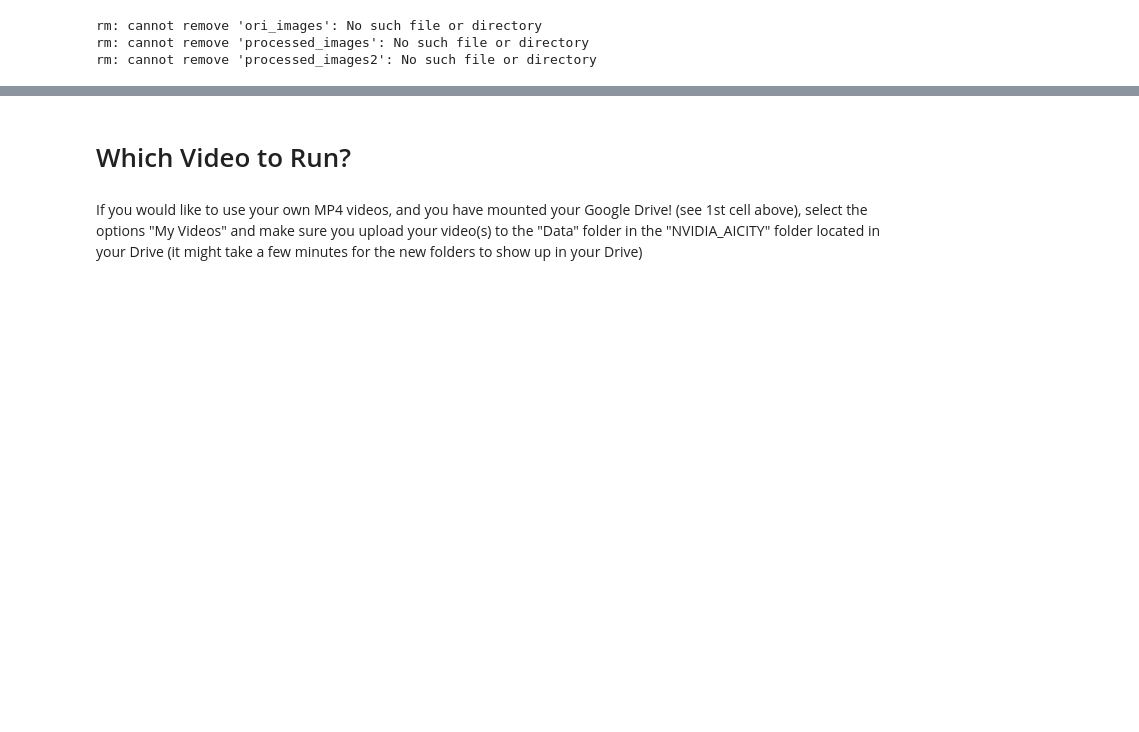
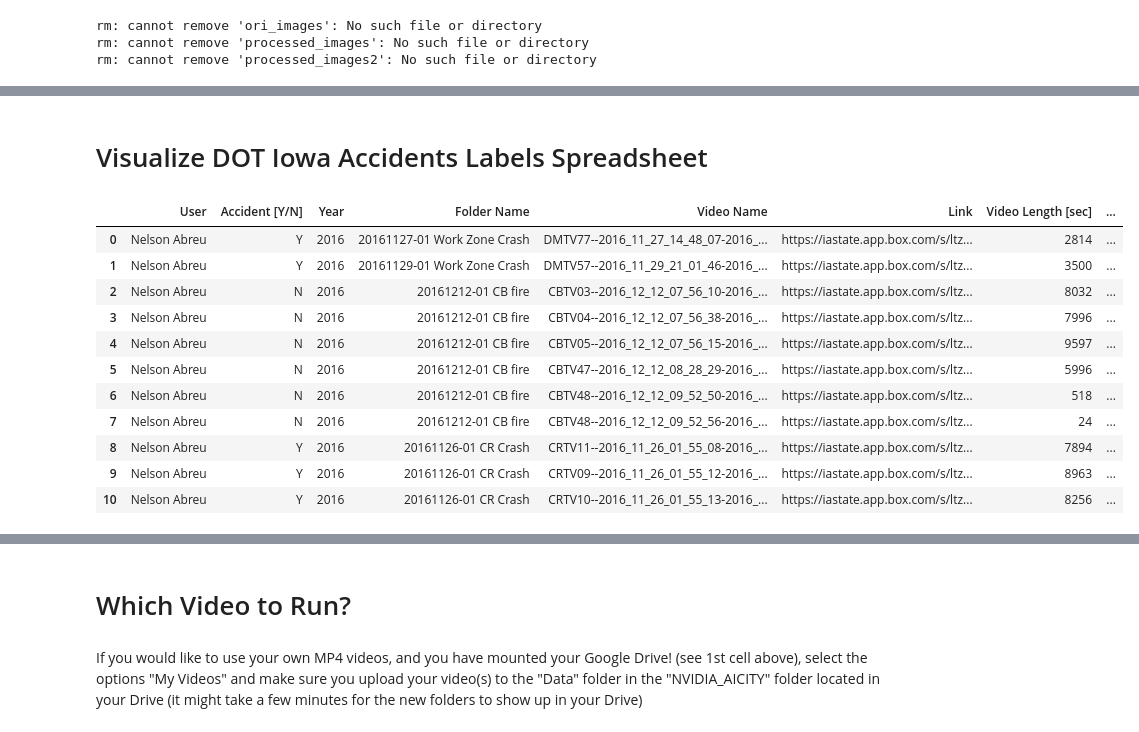
Before and after one commit to Mandroide/Traffic_Accident_Detection, a Jupyter notebook: Anomaly_Detection_Models/Fast_Unsupervised_Anomaly_Detection_Traffic_Videos_Implementation.ipynb, the cells around one changed output, grey strips where cells are left out. Cells and saved outputs as stored; diff of their text form; code cells hidden in the pictures; blank space fills up the shorter version.

Commit message:
Visualize DOT Iowa Accident Labels

```diff
--- a/Anomaly_Detection_Models/Fast_Unsupervised_Anomaly_Detection_Traffic_Videos_Implementation.ipynb
+++ b/Anomaly_Detection_Models/Fast_Unsupervised_Anomaly_Detection_Traffic_Videos_Implementation.ipynb
@@ -43,3 +22,37 @@ if Use_Google_Drive:
+# %%
+import os
+import shutil
+import pathlib
+from IPython.display import clear_output
+#@title Available options
+#@markdown Choose if you want to mount your Google drive. _It's recommended to
+#@markdown mount it to be able of accesing the FONDOCyT spreadsheet link with
+#@markdown ground truth data._
+Use_Google_Drive = True #@param {type:"boolean"}
+
+if Use_Google_Drive:
+  import gspread
+  from google.colab import drive
+  from google.colab import auth
+  from oauth2client.client import GoogleCredentials
+
+
+  auth.authenticate_user()
+
+  #@markdown Default drive directory
+
+  Working_Directory = 'My Drive/Colab Notebooks/Anomaly_Detection/Traffic_Accident_Detection/' #@param {type:"string"}
+  wd = Working_Directory
+
+  gc = gspread.authorize(GoogleCredentials.get_application_default())
+  # Open IoWA DoT Accidents Dataset spreadsheet
+  spreadsheet = gc.open_by_key("12paFJB7NinDKwVIDG_abQfCRtXfYMTvsNc-6-9oCDcM")
+  drive.mount("/content/gdrive/", force_remount=False)
+
+  print("current directory is : " + wd)
+
+ROOT_PATH = pathlib.Path.cwd()
+REPO_PATH = ROOT_PATH/"NVIDIA_AICITY"
 # %% [markdown]
 # **Setting up the Model**
 # %%
@@ -96,0 +128,23 @@ rm: cannot remove 'processed_images2': No such file or directory
+# %% [markdown]
+# Visualize DOT Iowa Accidents Labels Spreadsheet
+# %%
+import pandas as pd
+#@title Worksheet 2016
+worksheet = spreadsheet.worksheet("2016")
+# get_all_values gives a list of rows.
+#rows = worksheet.get_all_values()
+df = {}
+df[2016] = pd.DataFrame(worksheet.get_all_records())
+# %% [output]
+|  | User | Accident [Y/N] | Year | Folder Name | Video Name | Link | Video Length [sec] | ... |
+| 0 | Nelson Abreu | Y | 2016 | 20161127-01 Work Zone Crash | DMTV77--2016_11_27_14_48_07-2016_... | https://iastate.app.box.com/s/ltz... | 2814 | ... |
+| 1 | Nelson Abreu | Y | 2016 | 20161129-01 Work Zone Crash | DMTV57--2016_11_29_21_01_46-2016_... | https://iastate.app.box.com/s/ltz... | 3500 | ... |
+| 2 | Nelson Abreu | N | 2016 | 20161212-01 CB fire | CBTV03--2016_12_12_07_56_10-2016_... | https://iastate.app.box.com/s/ltz... | 8032 | ... |
+| 3 | Nelson Abreu | N | 2016 | 20161212-01 CB fire | CBTV04--2016_12_12_07_56_38-2016_... | https://iastate.app.box.com/s/ltz... | 7996 | ... |
+| 4 | Nelson Abreu | N | 2016 | 20161212-01 CB fire | CBTV05--2016_12_12_07_56_15-2016_... | https://iastate.app.box.com/s/ltz... | 9597 | ... |
+| 5 | Nelson Abreu | N | 2016 | 20161212-01 CB fire | CBTV47--2016_12_12_08_28_29-2016_... | https://iastate.app.box.com/s/ltz... | 5996 | ... |
+| 6 | Nelson Abreu | N | 2016 | 20161212-01 CB fire | CBTV48--2016_12_12_09_52_50-2016_... | https://iastate.app.box.com/s/ltz... | 518 | ... |
+| 7 | Nelson Abreu | N | 2016 | 20161212-01 CB fire | CBTV48--2016_12_12_09_52_56-2016_... | https://iastate.app.box.com/s/ltz... | 24 | ... |
+| 8 | Nelson Abreu | Y | 2016 | 20161126-01 CR Crash | CRTV11--2016_11_26_01_55_08-2016_... | https://iastate.app.box.com/s/ltz... | 7894 | ... |
+| 9 | Nelson Abreu | Y | 2016 | 20161126-01 CR Crash | CRTV09--2016_11_26_01_55_12-2016_... | https://iastate.app.box.com/s/ltz... | 8963 | ... |
+| 10 | Nelson Abreu | Y | 2016 | 20161126-01 CR Crash | CRTV10--2016_11_26_01_55_13-2016_... | https://iastate.app.box.com/s/ltz... | 8256 | ... |
```
Also changed, not shown: parts of 35 cells of this notebook.
